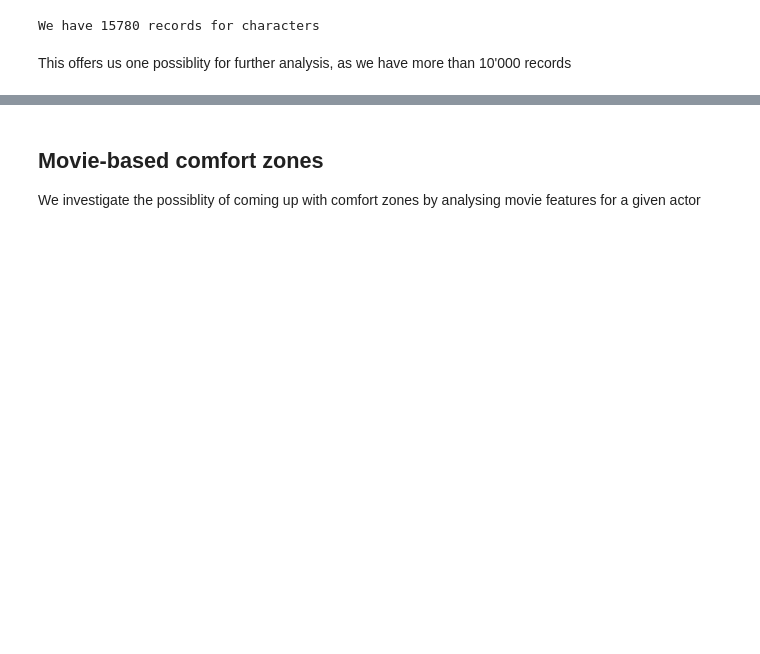
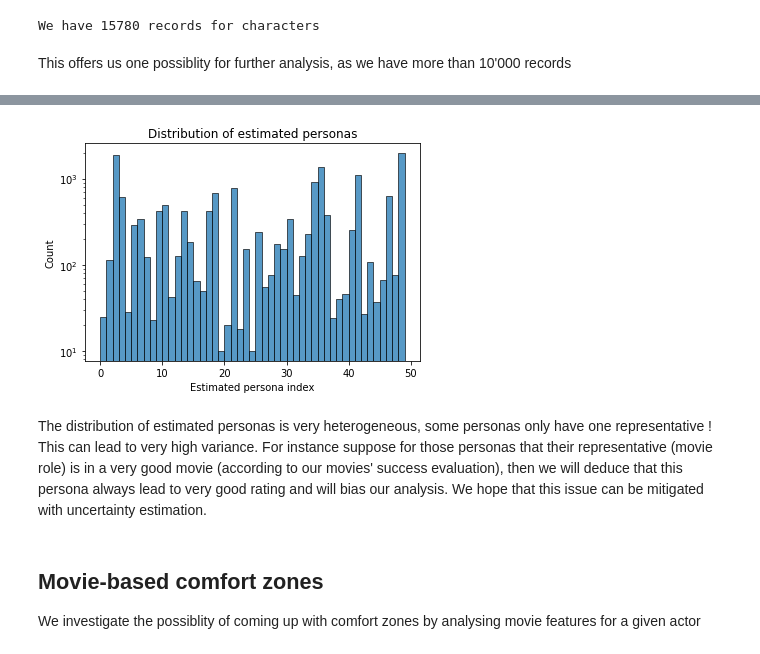
Before and after one commit to epfl-ada/ada-2023-project-advanceddataarsonists, a Jupyter notebook: initial_analyses.ipynb, the cells around one changed output, grey strips where cells are left out. Saved outputs shown, nothing was run; the diff lists cells and outputs as text; code cells hidden in the pictures; blank space fills up the shorter version.

```diff
--- a/initial_analyses.ipynb
+++ b/initial_analyses.ipynb
@@ -625,3 +647,14 @@ This offers us one possiblity for further analysis, as we have more than 10'000
+# %%
+sns.histplot(data=movies_personas_cmu, x='estimated_trope', bins=range(50))
+plt.yscale("log")
+plt.xlabel('Estimated persona index')
+plt.ylabel('Count')
+plt.title('Distribution of estimated personas')
+plt.show()
+# %% [output]
+[figure, added]
+# %% [markdown]
+The distribution of estimated personas is very heterogeneous, some personas only have one representative ! This can lead to very high variance. For instance suppose for those personas that their representative (movie role) is in a very good movie (according to our movies' success evaluation), then we will deduce that this persona always lead to very good rating and will bias our analysis. We hope that this issue can be mitigated with uncertainty estimation.
 # %% [markdown]
 ## Movie-based comfort zones
 We investigate the possiblity of coming up with comfort zones by analysing movie features for a given actor
```
Also changed, not shown: parts of 20 cells of this notebook.
